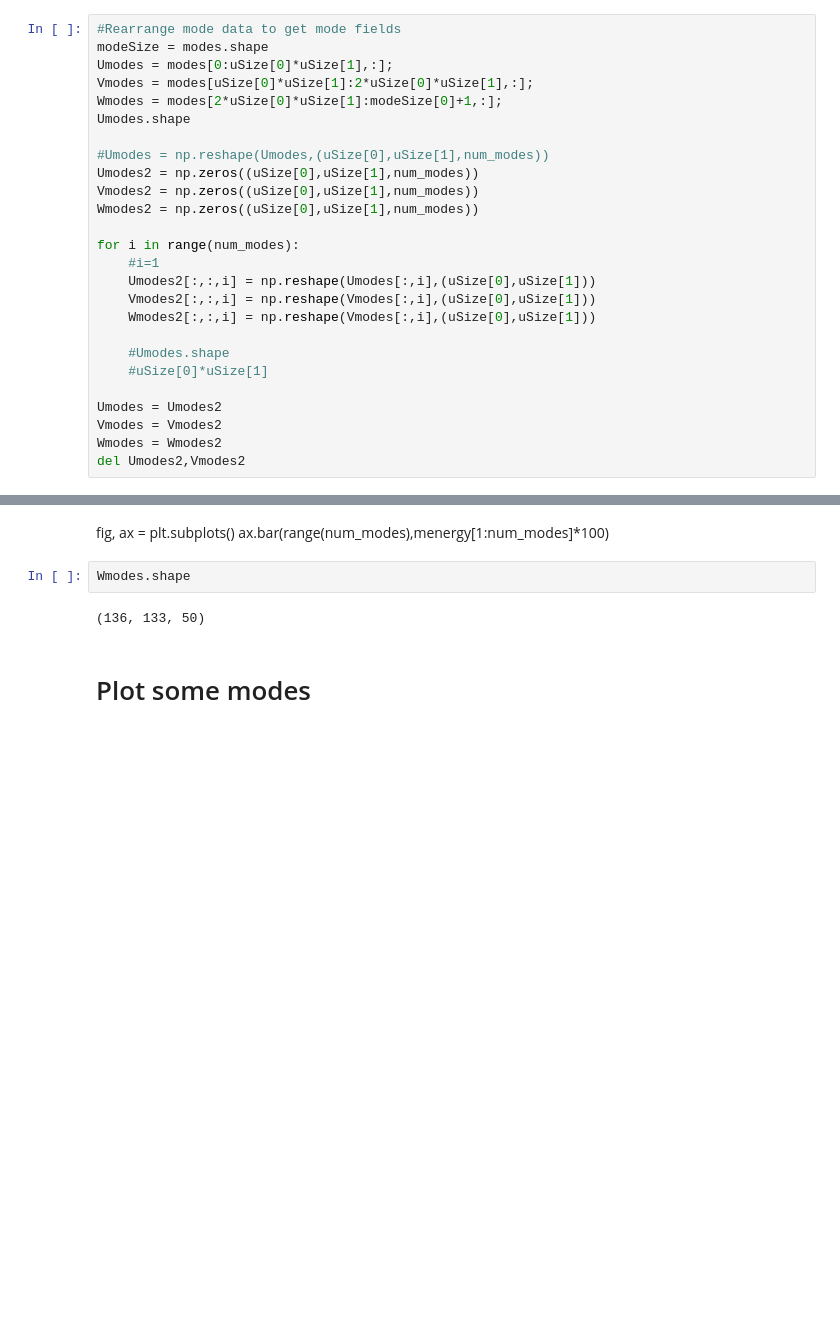
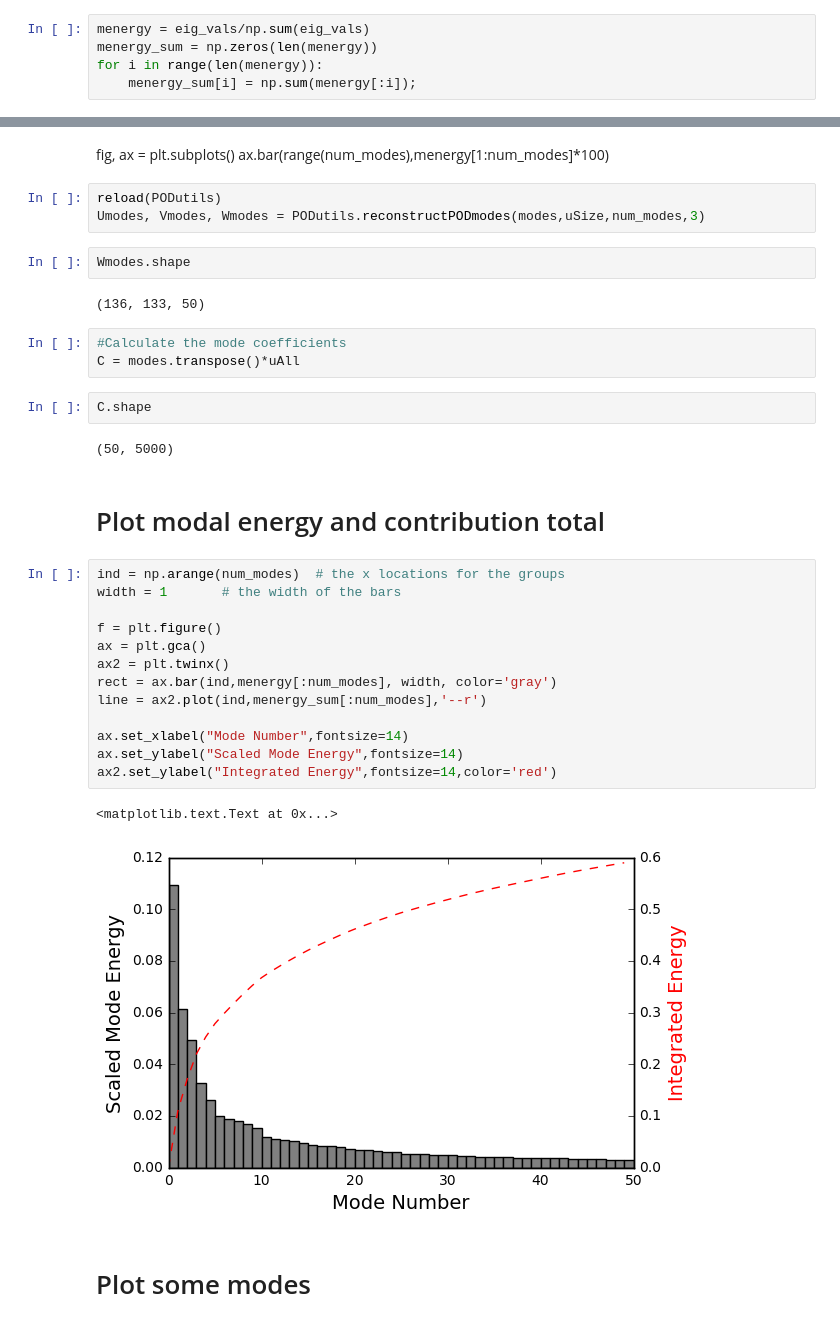
Before and after one commit to owenjhwilliams/ASIIT, a Jupyter notebook: runPOD-BigNeutral.ipynb, the cells around one changed output, grey strips where cells are left out. Saved outputs shown, nothing was run; the diff lists cells and outputs as text; blank space fills up the shorter version.

```diff
--- a/runPOD-BigNeutral.ipynb
+++ b/runPOD-BigNeutral.ipynb
@@ -64,26 +65,5 @@ menergy = eig_vals/np.sum(eig_vals)
-# %%
-#Rearrange mode data to get mode fields
-modeSize = modes.shape
-Umodes = modes[0:uSize[0]*uSize[1],:];
-Vmodes = modes[uSize[0]*uSize[1]:2*uSize[0]*uSize[1],:];
-Wmodes = modes[2*uSize[0]*uSize[1]:modeSize[0]+1,:];
-Umodes.shape
-
-#Umodes = np.reshape(Umodes,(uSize[0],uSize[1],num_modes))
-Umodes2 = np.zeros((uSize[0],uSize[1],num_modes))
-Vmodes2 = np.zeros((uSize[0],uSize[1],num_modes))
-Wmodes2 = np.zeros((uSize[0],uSize[1],num_modes))
-
-for i in range(num_modes):
-    #i=1
-    Umodes2[:,:,i] = np.reshape(Umodes[:,i],(uSize[0],uSize[1]))
-    Vmodes2[:,:,i] = np.reshape(Vmodes[:,i],(uSize[0],uSize[1]))
-    Wmodes2[:,:,i] = np.reshape(Vmodes[:,i],(uSize[0],uSize[1]))
-
-    #Umodes.shape
-    #uSize[0]*uSize[1]
-
-Umodes = Umodes2
-Vmodes = Vmodes2
-Wmodes = Wmodes2
-del Umodes2,Vmodes2
+# %%
+menergy = eig_vals/np.sum(eig_vals)
+menergy_sum = np.zeros(len(menergy))
+for i in range(len(menergy)):
+    menergy_sum[i] = np.sum(menergy[:i]);
@@ -90,10 +74,38 @@ del Umodes2,Vmodes2
 # %% [markdown]
 fig, ax = plt.subplots()
 ax.bar(range(num_modes),menergy[1:num_modes]*100)
+# %%
+reload(PODutils)
+Umodes, Vmodes, Wmodes = PODutils.reconstructPODmodes(modes,uSize,num_modes,3)
 # %%
 Wmodes.shape
 # %% [output]
 (136, 133, 50)
+# %%
+#Calculate the mode coefficients
+C = modes.transpose()*uAll
+# %%
+C.shape
+# %% [output]
+(50, 5000)
+# %% [markdown]
+# Plot modal energy and contribution total
+# %%
+ind = np.arange(num_modes)  # the x locations for the groups
+width = 1       # the width of the bars
+
+f = plt.figure()
+ax = plt.gca()
+ax2 = plt.twinx()
+rect = ax.bar(ind,menergy[:num_modes], width, color='gray')
+line = ax2.plot(ind,menergy_sum[:num_modes],'--r')
+
+ax.set_xlabel("Mode Number",fontsize=14)
+ax.set_ylabel("Scaled Mode Energy",fontsize=14)
+ax2.set_ylabel("Integrated Energy",fontsize=14,color='red')
+# %% [output]
+<matplotlib.text.Text at 0x...>
+[figure, added]
 # %% [markdown]
 # Plot some modes
 # %%
```
Also changed, not shown: parts of 9 cells of this notebook, 4 other files.
